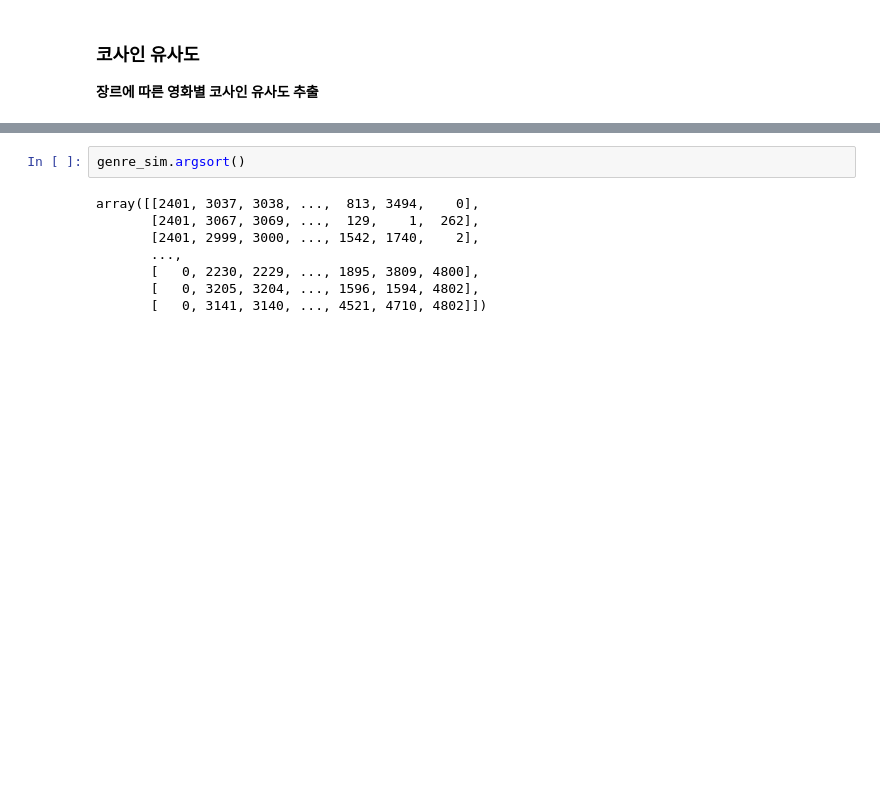
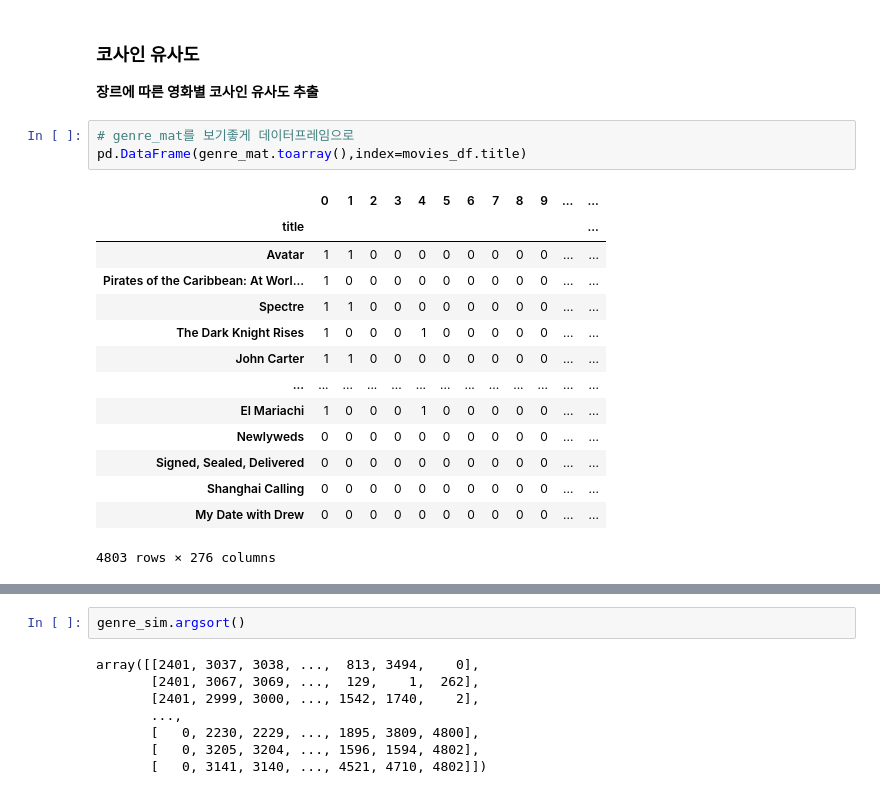
Before and after one commit to netsus/ML_PerfectGuide, a Jupyter notebook: 9장/9.1 컨텐츠 기반 필터링 실습 _ TMDB 5000 Movie Dataset.ipynb, the cells around one changed output, grey strips where cells are left out. Cells and saved outputs as stored; diff of their text form; blank space fills up the shorter version.

```diff
--- a/9장/9.1 컨텐츠 기반 필터링 실습 _ TMDB 5000 Movie Dataset.ipynb
+++ b/9장/9.1 컨텐츠 기반 필터링 실습 _ TMDB 5000 Movie Dataset.ipynb
@@ -121,6 +141,24 @@ movies_df.head(2)
 # %% [markdown]
 ### 코사인 유사도
 **장르에 따른 영화별 코사인 유사도 추출**
+# %%
+# genre_mat를 보기좋게 데이터프레임으로
+pd.DataFrame(genre_mat.toarray(),index=movies_df.title)
+# %% [output]
+|  | 0 | 1 | 2 | 3 | 4 | 5 | 6 | 7 | 8 | 9 | ... | ... |
+| title |  |  |  |  |  |  |  |  |  |  |  | ... |
+| Avatar | 1 | 1 | 0 | 0 | 0 | 0 | 0 | 0 | 0 | 0 | ... | ... |
+| Pirates of the Caribbean: At Worl... | 1 | 0 | 0 | 0 | 0 | 0 | 0 | 0 | 0 | 0 | ... | ... |
+| Spectre | 1 | 1 | 0 | 0 | 0 | 0 | 0 | 0 | 0 | 0 | ... | ... |
+| The Dark Knight Rises | 1 | 0 | 0 | 0 | 1 | 0 | 0 | 0 | 0 | 0 | ... | ... |
+| John Carter | 1 | 1 | 0 | 0 | 0 | 0 | 0 | 0 | 0 | 0 | ... | ... |
+| ... | ... | ... | ... | ... | ... | ... | ... | ... | ... | ... | ... | ... |
+| El Mariachi | 1 | 0 | 0 | 0 | 1 | 0 | 0 | 0 | 0 | 0 | ... | ... |
+| Newlyweds | 0 | 0 | 0 | 0 | 0 | 0 | 0 | 0 | 0 | 0 | ... | ... |
+| Signed, Sealed, Delivered | 0 | 0 | 0 | 0 | 0 | 0 | 0 | 0 | 0 | 0 | ... | ... |
+| Shanghai Calling | 0 | 0 | 0 | 0 | 0 | 0 | 0 | 0 | 0 | 0 | ... | ... |
+| My Date with Drew | 0 | 0 | 0 | 0 | 0 | 0 | 0 | 0 | 0 | 0 | ... | ... |
+4803 rows × 276 columns
 # %%
 from sklearn.metrics.pairwise import cosine_similarity
 
```
Also changed, not shown: parts of 20 cells of this notebook.
